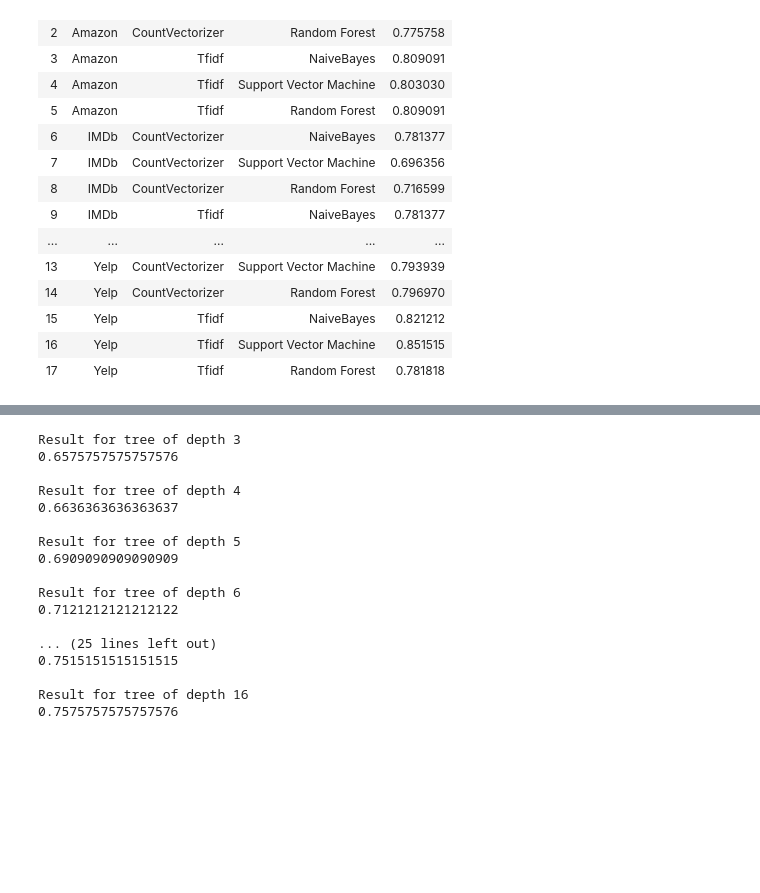
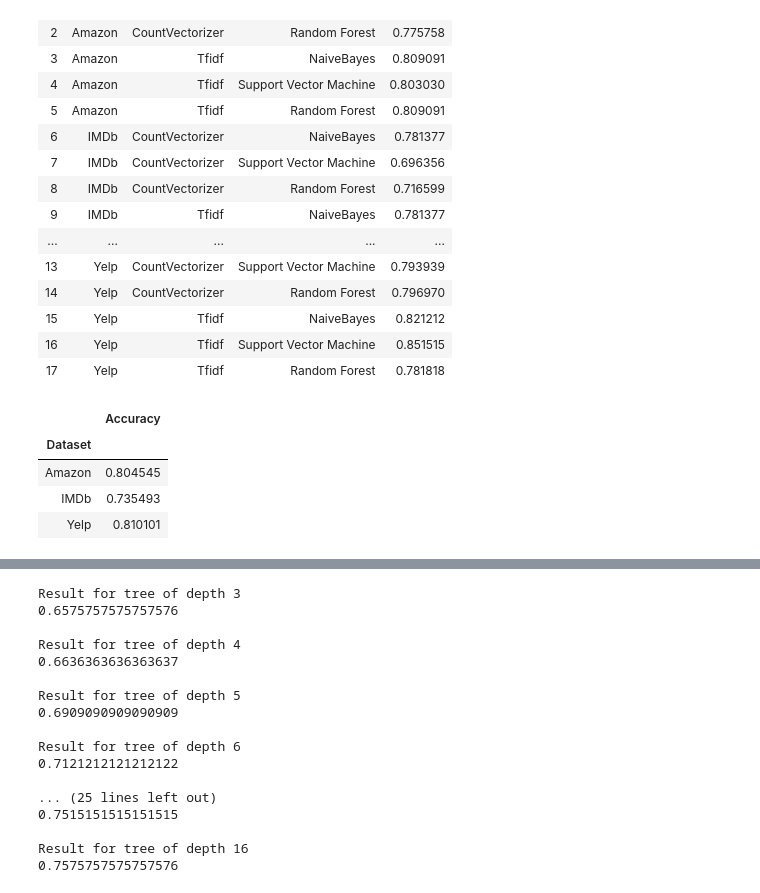
Before and after one commit to greghvk/eksploracja_danych_projekt, a Jupyter notebook: Eksploracja_projekt.ipynb, the cells around one changed output, grey strips where cells are left out. Drawn from its saved outputs; the diff is of its cells as text; code cells hidden in the pictures; blank space fills up the shorter version.

```diff
--- a/Eksploracja_projekt.ipynb
+++ b/Eksploracja_projekt.ipynb
@@ -231,3 +231,11 @@ basic_results
 | 15 | Yelp | Tfidf | NaiveBayes | 0.821212 |
 | 16 | Yelp | Tfidf | Support Vector Machine | 0.851515 |
 | 17 | Yelp | Tfidf | Random Forest | 0.781818 |
+# %%
+basic_results.groupby('Dataset').mean()
+# %% [output]
+|  | Accuracy |
+| Dataset |  |
+| Amazon | 0.804545 |
+| IMDb | 0.735493 |
+| Yelp | 0.810101 |
```
Also changed, not shown: parts of 2 cells of this notebook.
